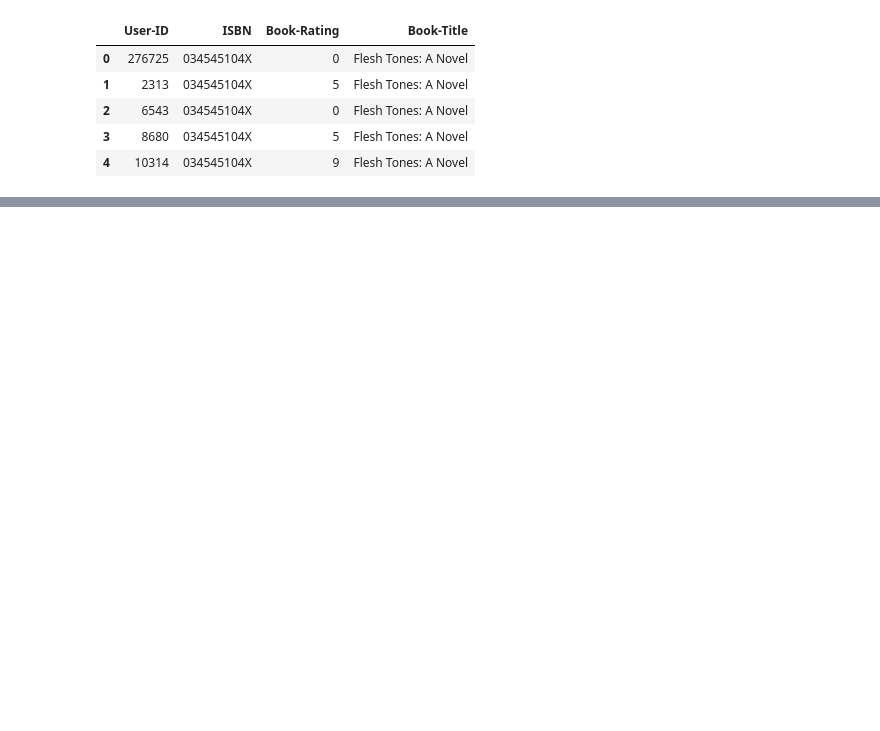
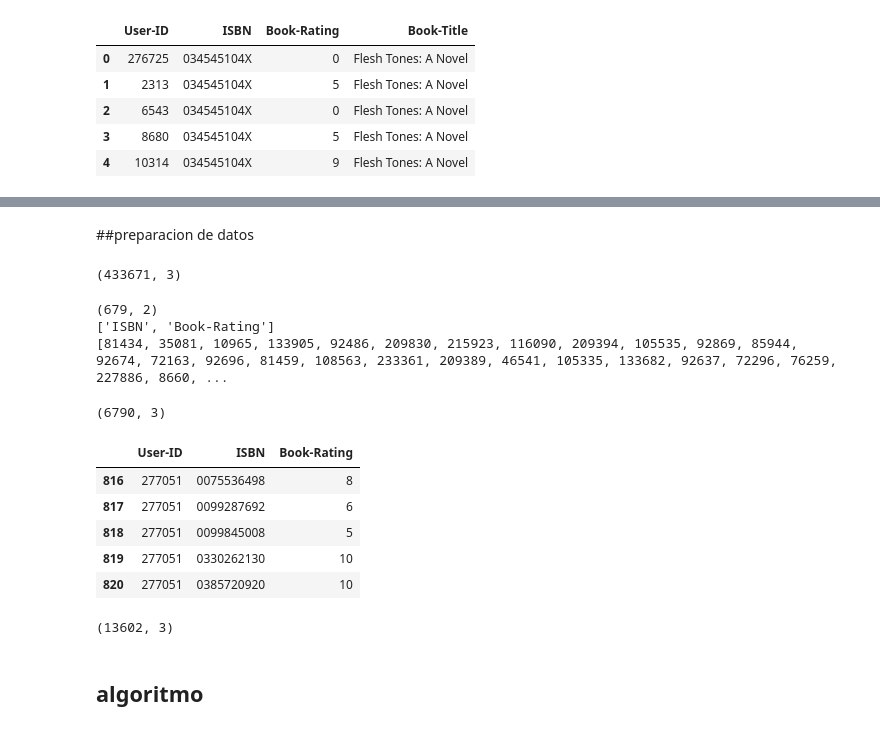
Before and after one commit to SofiaVega/Recommender-Systems, a Jupyter notebook: Collaborative_filtering/Book_crossing_CF_KNN_and_EDA.ipynb, the cells around one changed output, grey strips where cells are left out. Saved outputs shown, nothing was run; the diff lists cells and outputs as text; code cells hidden in the pictures; blank space fills up the shorter version.

Commit message:
Probando filtrado colaborativo con Book crossing y Amazon Review data

```diff
--- a/OtrasBD_Sofia/Book_crossing.ipynb
+++ b/Collaborative_filtering/Book_crossing_CF_KNN_and_EDA.ipynb
@@ -139,3 +137,50 @@ fig.update_layout(title_text=' Top 10 Reviewed Book Author',xaxis_title="Author"
 fig.show()
 # %% [output]
 [interactive output not drawn]
+# %% [markdown]
+##preparacion de datos
+# %%
+# remove 0 ratings
+book_ratings = book_ratings[book_ratings["Book-Rating"] != 0]
+book_ratings.shape
+# %% [output]
+(433671, 3)
+# %%
+# Do we have enough ratings per user?
+byuser = book_ratings.groupby("User-ID").count().sort_values("ISBN", ascending = False)
+#has20ratings = (byuser["ISBN"] <= 50) & (byuser["ISBN"] >=20)
+has20ratings = (byuser["ISBN"] <= 10) & (byuser["ISBN"] >=10)
+users20ratings = byuser[has20ratings]
+print(users20ratings.shape)
+users20ratings.head()
+print(users20ratings.columns.tolist())
+userIDs = users20ratings.index
+userIDs = userIDs.tolist()
+print(userIDs)
+#byuser = book_ratings.groupby("User-ID")["User-ID"].count().reset_index(name="count")
+# %% [output]
+(679, 2)
+['ISBN', 'Book-Rating']
+[81434, 35081, 10965, 133905, 92486, 209830, 215923, 116090, 209394, 105535, 92869, 85944, 92674, 72163, 92696, 81459, 108563, 233361, 209389, 46541, 105335, 133682, 92637, 72296, 76259, 227886, 8660, ...
+# %%
+boolean_series = book_ratings["User-ID"].isin(userIDs)
+user_ratings = book_ratings[boolean_series]
+print(user_ratings.shape)
+user_ratings.head()
+# %% [output]
+(6790, 3)
+|  | User-ID | ISBN | Book-Rating |
+| 816 | 277051 | 0075536498 | 8 |
+| 817 | 277051 | 0099287692 | 6 |
+| 818 | 277051 | 0099845008 | 5 |
+| 819 | 277051 | 0330262130 | 10 |
+| 820 | 277051 | 0385720920 | 10 |
+# %%
+isuser = book_ratings["User-ID"] == 11676
+ey = book_ratings.filter(like = "11676", axis = 1)
+ey2 = book_ratings[isuser]
+ey2.shape
+# %% [output]
+(13602, 3)
+# %% [markdown]
+## algoritmo
```
Also changed, not shown: parts of 12 cells of this notebook, 1 other file.
